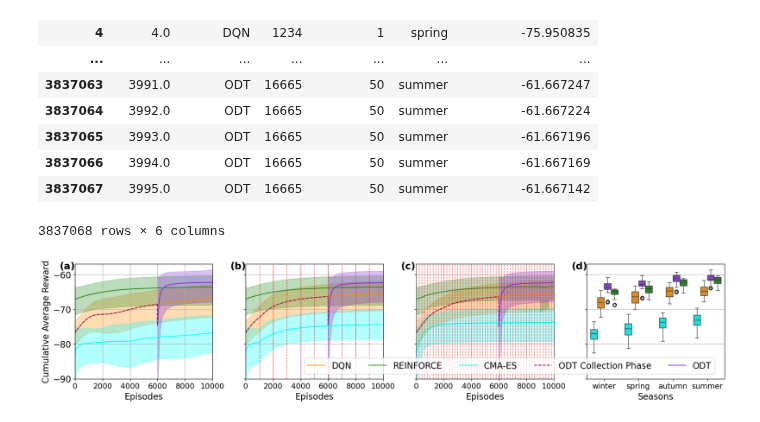
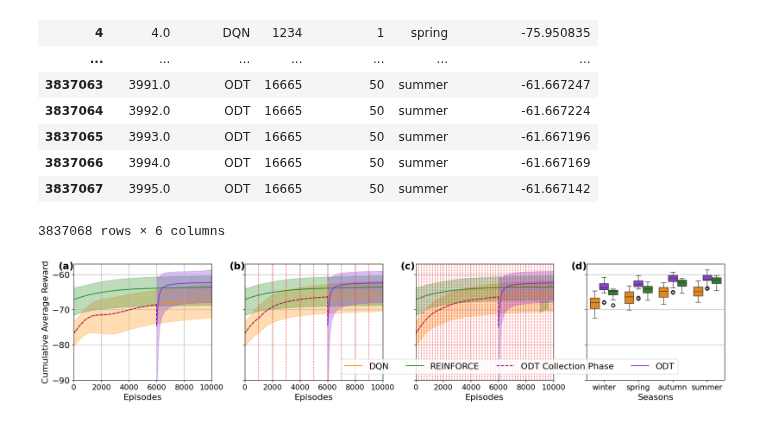
Before and after one commit to LucasHartmanWestern/rl-for-vrp-csp, a Jupyter notebook: experiments/Part 1 Figures.ipynb, the cells around one changed output. Saved outputs shown, nothing was run; the diff lists cells and outputs as text; code cells hidden in the pictures.

Commit message:
Update figure 4

```diff
--- a/experiments/Part 1 Figures.ipynb
+++ b/experiments/Part 1 Figures.ipynb
@@ -138,8 +138,8 @@ if len(exp_lists_preformatted) == 0:
     cumulative_agent_df.head()
 # %%
 # Define the file path with starting_exp and ending_exp variables
-# file_path_for_processed_data = f'../../../../storage_1/metrics/formatted_experiment_data/part_1/'
-file_path_for_processed_data = f'/mnt/storage_1/merl/metrics/formatted_experiment_data/part_1/'
+file_path_for_processed_data = f'../../../../storage_1/metrics/formatted_experiment_data/part_1/'
+# file_path_for_processed_data = f'/mnt/storage_1/merl/metrics/formatted_experiment_data/part_1/'
 
 if len(exp_lists_preformatted) == 0:
     cumulative_avg_reward_by_algorithm = (
@@ -486,7 +486,7 @@ for plot_ind, agg_level in enumerate(agg_levels_sorted):
 
     # plot all other algorithms
     for algo in agg['algorithm'].unique():
-        if algo == 'DQN':
+        if algo == 'DQN' or algo == 'CMA':
             continue
 
         algo_data = agg[agg['algorithm'] == algo]
@@ -532,7 +532,9 @@ mask = (avg_reward_by_algorithm.episode > range_bot)
 last_k = avg_reward_by_algorithm.loc[mask]
 # Custom order
 season_order = ['winter', 'spring', 'autumn', 'summer']
-algorithm_order = ['CMA', 'DQN', 'ODT', 'REINFORCE']
+# algorithm_order = ['CMA', 'DQN', 'ODT', 'REINFORCE']
+algorithm_order = ['DQN', 'ODT', 'REINFORCE']
+
 
 # Draw a nested boxplot to show bills by day and time
 ax = axes[3]
@@ -540,35 +542,37 @@ sns.boxplot(data=last_k, x="season", y="cumulative_reward",
             hue="algorithm", order=season_order, ax=ax,
            hue_order=algorithm_order, palette=colors)
 # Setting season subplot visuals
 ax.legend_.remove()
 ax.set_xlabel('Seasons')
 ax.yaxis.grid(True)
 subplots_visual(ax, 3)
 
 
 
 # Build a map from label → handle
 handle_map = dict(zip(algorithm_labels, algorithm_handles))
 
 # Define your desired order by label
-desired = ['DQN', 'REINFORCE', 'CMA-ES', 'ODT Collection Phase', 'ODT']
+# desired = ['DQN', 'REINFORCE', 'CMA-ES', 'ODT Collection Phase', 'ODT']
+desired = ['DQN', 'REINFORCE', 'ODT Collection Phase', 'ODT']
+
 
 # Re-assemble handles & labels in that order
 handles = [handle_map[label] for label in desired]
 labels  = desired
 
 # Draw the legend
 fig.legend(handles, labels,
            loc='lower center',
            ncol=len(handles),
            bbox_to_anchor=(0.68, 0.2))
 
 
 fig.tight_layout(rect=[0, 0, 1, 1])
 fig.savefig('./Figures/episode_plateau_and_seasons.png', dpi=300, bbox_inches='tight')
 plt.show()
 # %% [output]
-[figure, old version]
+[figure, new version]
 # %%
 range_bot = 9800
 mask = (avg_reward_by_algorithm.episode > range_bot)
```
Also changed, not shown: parts of 3 cells of this notebook, 12 other files.
